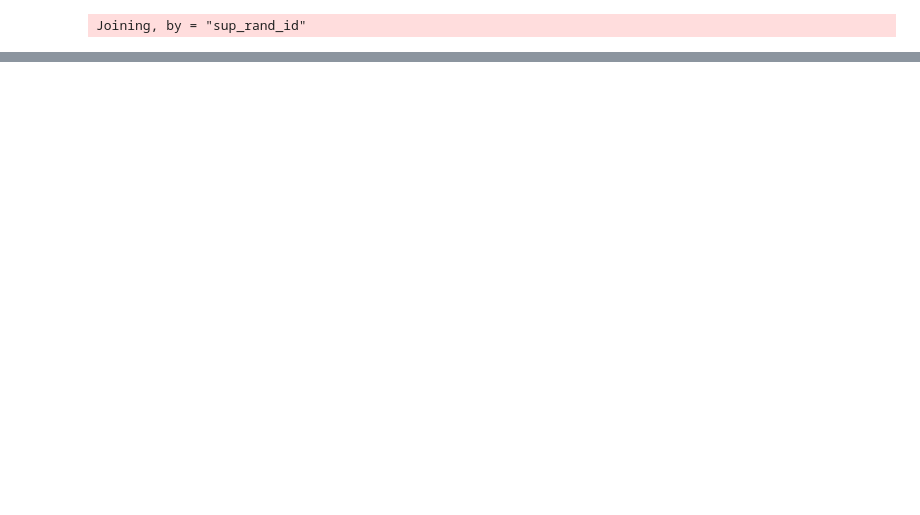
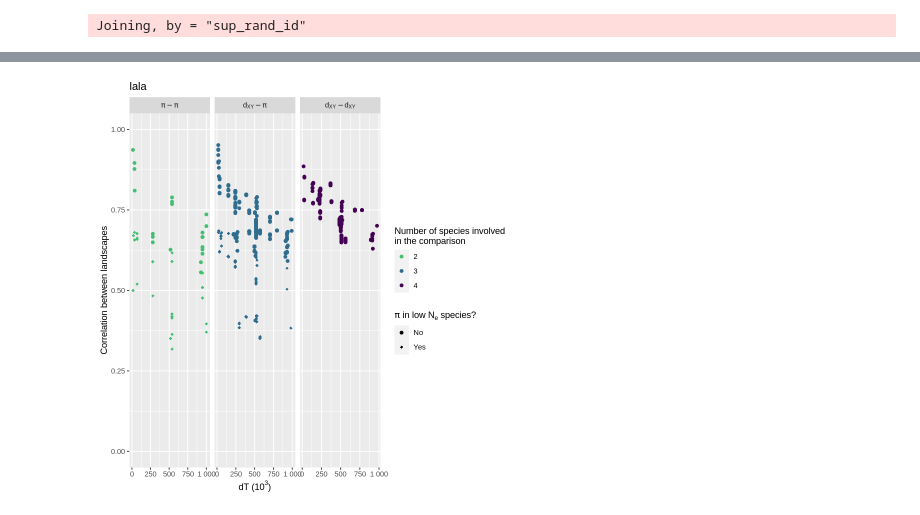
Before and after one commit to kr-colab/greatapes_sims, a Jupyter notebook: scripts/R/data-and-sims_panels.ipynb, the cells around one changed output, grey strips where cells are left out. Drawn from its saved outputs; the diff is of its cells as text; code cells hidden in the pictures; blank space fills up the shorter version.

```diff
--- a/scripts/R/data-and-sims_panels.ipynb
+++ b/scripts/R/data-and-sims_panels.ipynb
@@ -54,4 +110,6 @@ simresults = simresults[simresults$win_len==win_len & simresults$padding == padd
+# %%
+simresults[is.na(simresults$poscoefdecayeps),]$poscoefdecayeps = 0
 # %%
 simresults$selregime = ifelse(simresults$posrate<1e-16,ifelse(simresults$delrate<1e-16, "neutral", "del_only"), ifelse(simresults$delrate<1e-16, "pos_only", "both"))
 # %%
-simresults$seldesc = apply(simresults,1, function(x) paste("mu-D=", x["delrate"], " mu-B=", x["posrate"], "\ncoef-D=", x["delcoef"], " coef-B=", x["poscoef"], sep=""))
+simresults$seldesc = apply(simresults,1, function(x) paste("mu-D=", x["delrate"], " mu-B=", x["posrate"], "\ncoef-D=", x["delcoef"], " coef-B=", x["poscoef"], " decay-B=", x["poscoefdecayeps"], sep=""))
@@ -62,9 +116,10 @@ character(0)
 # %%
-tmp = simresults[1:1,]
+tmp = simresults
 tmp = tmp[
-  with(tmp, order(delrate,posrate,-delcoef,poscoef)),
+  with(tmp, order(posrate,-poscoefdecayeps,delrate,poscoef,delcoef)),
 ]
 rownames(tmp) <- NULL
 plots = apply(tmp,1,
               function(x) readRDS(paste0(sims_path,x["folderpath"],
-                                         "/cor-pidxy-dT_",x["desc"],".rds"))+ggtitle(x["seldesc"]))
+                                         "/",fig_prefix,x["desc"],".rds"))+ggtitle(x["seldesc"]))
+#plots = c(readRDS(data_path)+ggtitle("data"), plots)
@@ -71,3 +148,5 @@ plots = apply(tmp,1,
+# %%
+plots=c(list(readRDS(data_path)+ggtitle("data")), plots)
 # %%
 ordered = c("neutral", "del_only", "pos_only", "both")
 # %%
@@ -95,2 +218,6 @@ both
+# %%
+plots[[1]]+ggtitle("lala")
+# %% [output]
+[figure, added]
 # %%
 tmp
```
Also changed, not shown: parts of 29 cells of this notebook.
